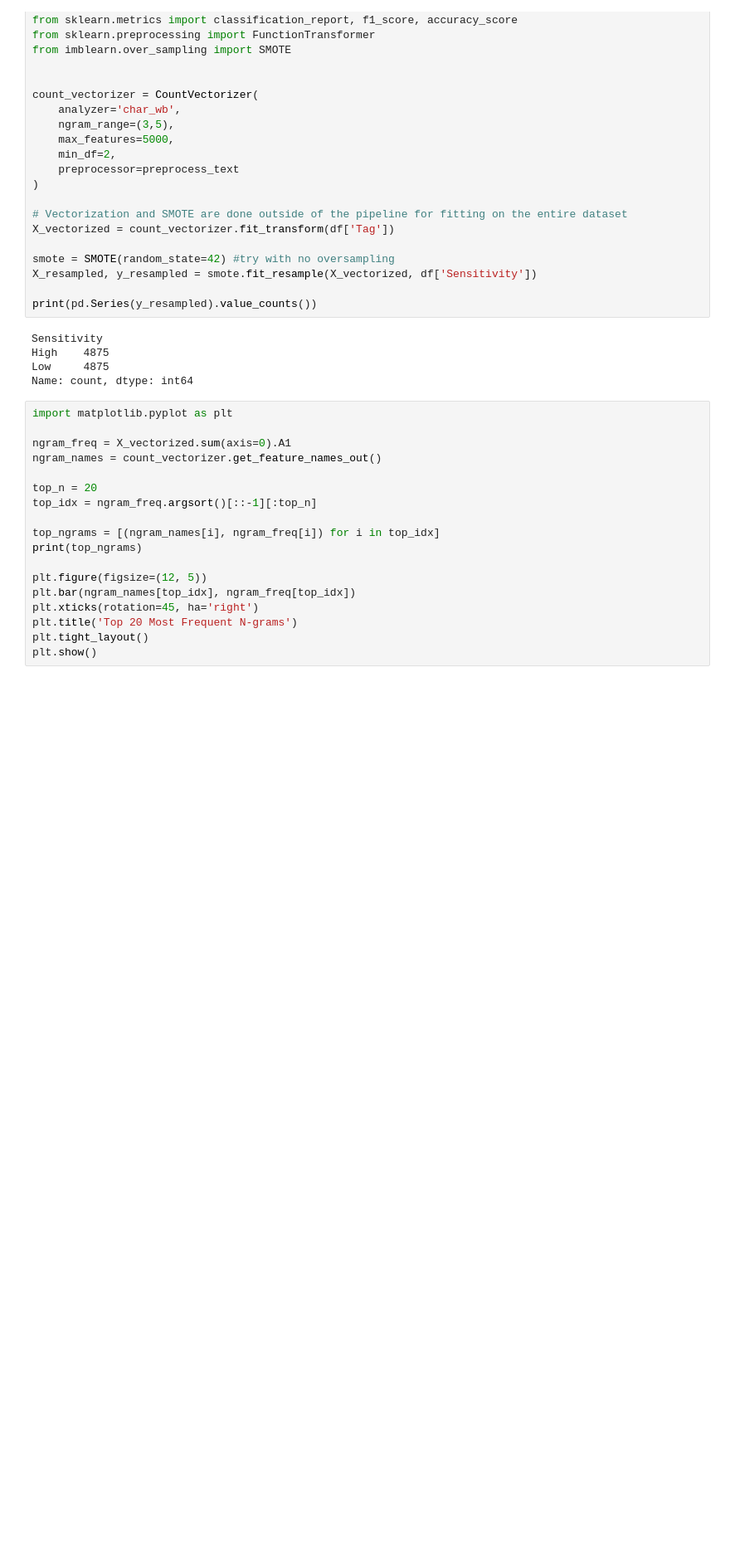
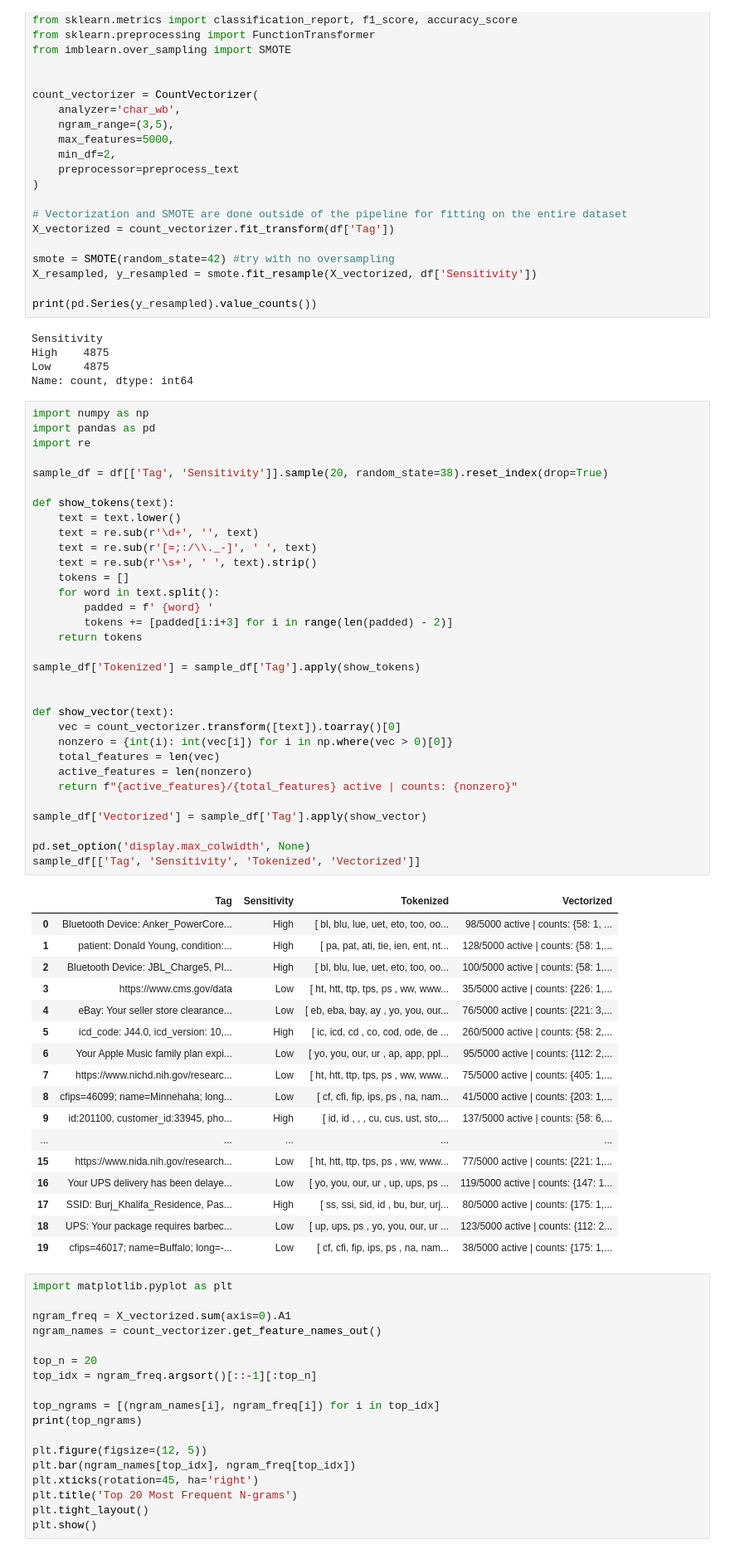
Before and after one commit to woshkrylle/NFCDataAPI, a Jupyter notebook: ModelTraining-1.ipynb, the cells around one changed output. Shown at 83% size. Saved outputs shown, nothing was run; the diff lists cells and outputs as text; blank space fills up the shorter version.

```diff
--- a/ModelTraining-1.ipynb
+++ b/ModelTraining-1.ipynb
@@ -200,6 +200,56 @@ Sensitivity
 High    4875
 Low     4875
 Name: count, dtype: int64
+# %%
+import numpy as np
+import pandas as pd
+import re
+
+sample_df = df[['Tag', 'Sensitivity']].sample(20, random_state=38).reset_index(drop=True)
+
+def show_tokens(text):
+    text = text.lower()
+    text = re.sub(r'\d+', '', text)
+    text = re.sub(r'[=;:/\\._-]', ' ', text)
+    text = re.sub(r'\s+', ' ', text).strip()
+    tokens = []
+    for word in text.split():
+        padded = f' {word} '
+        tokens += [padded[i:i+3] for i in range(len(padded) - 2)]
+    return tokens
+
+sample_df['Tokenized'] = sample_df['Tag'].apply(show_tokens)
+
+
+def show_vector(text):
+    vec = count_vectorizer.transform([text]).toarray()[0]
+    nonzero = {int(i): int(vec[i]) for i in np.where(vec > 0)[0]}
+    total_features = len(vec)
+    active_features = len(nonzero)
+    return f"{active_features}/{total_features} active | counts: {nonzero}"
+
+sample_df['Vectorized'] = sample_df['Tag'].apply(show_vector)
+
+pd.set_option('display.max_colwidth', None)
+sample_df[['Tag', 'Sensitivity', 'Tokenized', 'Vectorized']]
+# %% [output]
+|  | Tag | Sensitivity | Tokenized | Vectorized |
+| 0 | Bluetooth Device: Anker_PowerCore... | High | [ bl, blu, lue, uet, eto, too, oo... | 98/5000 active | counts: {58: 1, ... |
+| 1 | patient: Donald Young, condition:... | High | [ pa, pat, ati, tie, ien, ent, nt... | 128/5000 active | counts: {58: 1,... |
+| 2 | Bluetooth Device: JBL_Charge5, PI... | High | [ bl, blu, lue, uet, eto, too, oo... | 100/5000 active | counts: {58: 1,... |
+| 3 | https://www.cms.gov/data | Low | [ ht, htt, ttp, tps, ps , ww, www... | 35/5000 active | counts: {226: 1,... |
+| 4 | eBay: Your seller store clearance... | Low | [ eb, eba, bay, ay , yo, you, our... | 76/5000 active | counts: {221: 3,... |
+| 5 | icd_code: J44.0, icd_version: 10,... | High | [ ic, icd, cd , co, cod, ode, de ... | 260/5000 active | counts: {58: 2,... |
+| 6 | Your Apple Music family plan expi... | Low | [ yo, you, our, ur , ap, app, ppl... | 95/5000 active | counts: {112: 2,... |
+| 7 | https://www.nichd.nih.gov/researc... | Low | [ ht, htt, ttp, tps, ps , ww, www... | 75/5000 active | counts: {405: 1,... |
+| 8 | cfips=46099; name=Minnehaha; long... | Low | [ cf, cfi, fip, ips, ps , na, nam... | 41/5000 active | counts: {203: 1,... |
+| 9 | id:201100, customer_id:33945, pho... | High | [ id, id , , , cu, cus, ust, sto,... | 137/5000 active | counts: {58: 6,... |
+| ... | ... | ... | ... | ... |
+| 15 | https://www.nida.nih.gov/research... | Low | [ ht, htt, ttp, tps, ps , ww, www... | 77/5000 active | counts: {221: 1,... |
+| 16 | Your UPS delivery has been delaye... | Low | [ yo, you, our, ur , up, ups, ps ... | 119/5000 active | counts: {147: 1... |
+| 17 | SSID: Burj_Khalifa_Residence, Pas... | High | [ ss, ssi, sid, id , bu, bur, urj... | 80/5000 active | counts: {175: 1,... |
+| 18 | UPS: Your package requires barbec... | Low | [ up, ups, ps , yo, you, our, ur ... | 123/5000 active | counts: {112: 2... |
+| 19 | cfips=46017; name=Buffalo; long=-... | Low | [ cf, cfi, fip, ips, ps , na, nam... | 38/5000 active | counts: {175: 1,... |
 # %%
 import matplotlib.pyplot as plt
 
```
Also changed, not shown: 5 other files.
